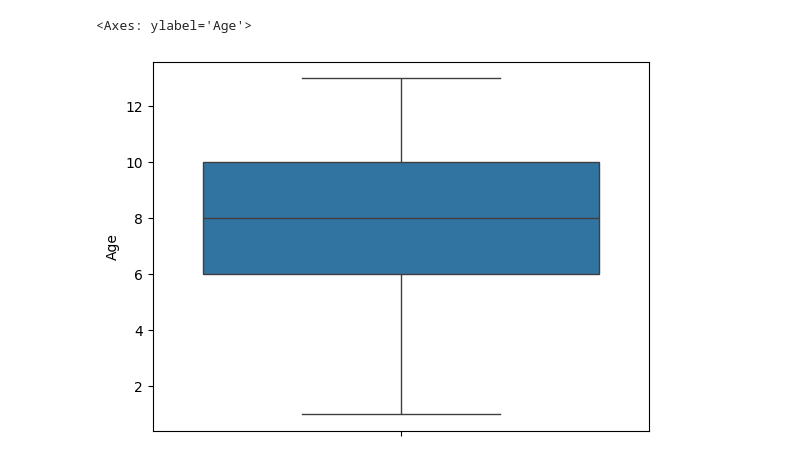
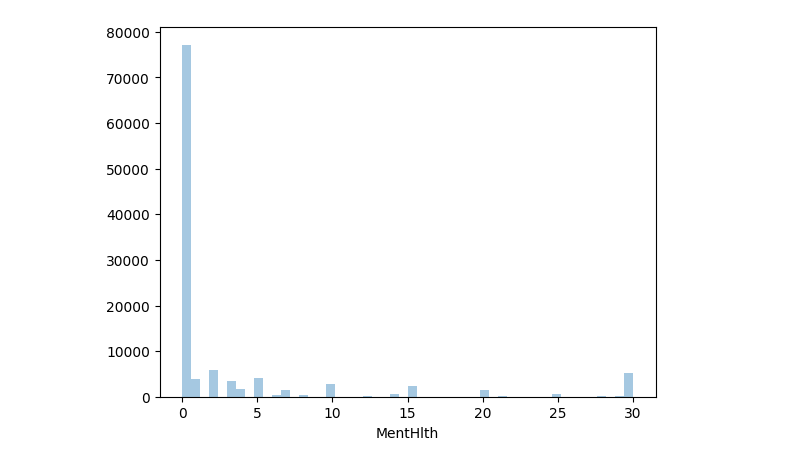
Before and after one commit to DerivativeJRM07/heart_jrm, a Jupyter notebook: Univariate_jrm.ipynb, the cells around one changed output. Cells and saved outputs as stored; diff of their text form; code cells hidden in the pictures.

```diff
--- a/Univariate_jrm.ipynb
+++ b/Univariate_jrm.ipynb
@@ -35,5 +34,4 @@ sns.boxplot(ht['BMI'])
-# %%
-sns.boxplot(ht['Age'])
-# %% [output]
-<Axes: ylabel='Age'>
-[figure, removed]
+# %%
+ sns.distplot(ht['MentHlth'],kde=False);
+# %% [output]
+[figure, added]
```
Also changed, not shown: parts of 10 cells of this notebook.
